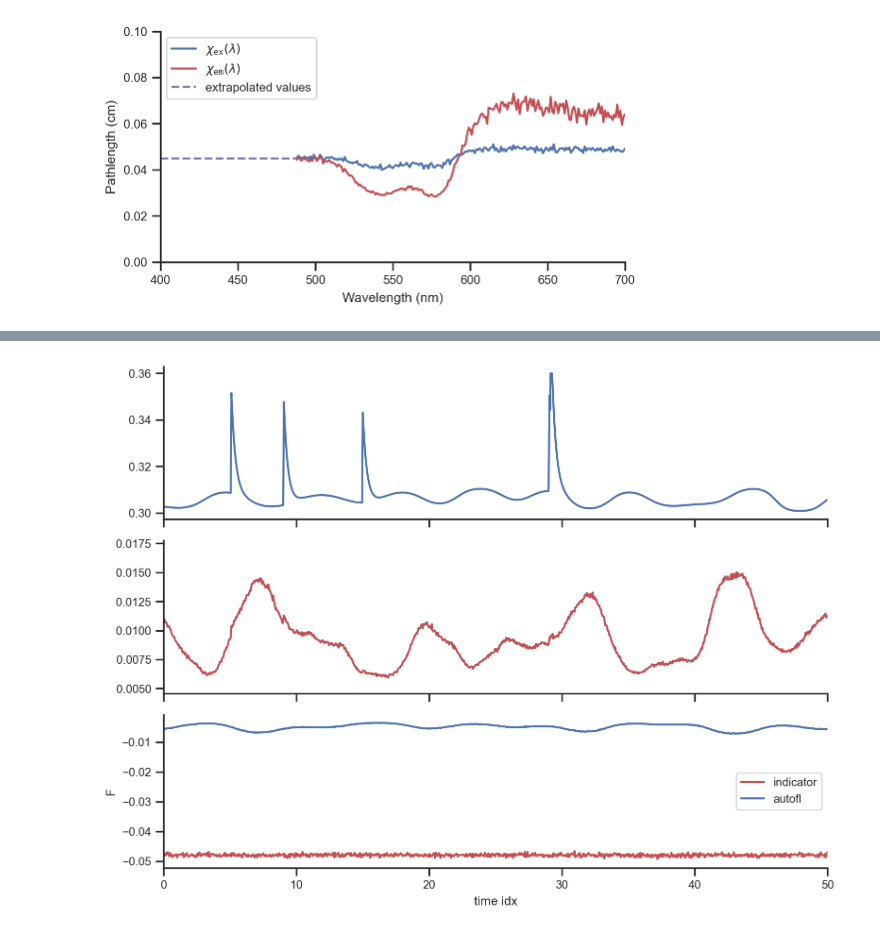
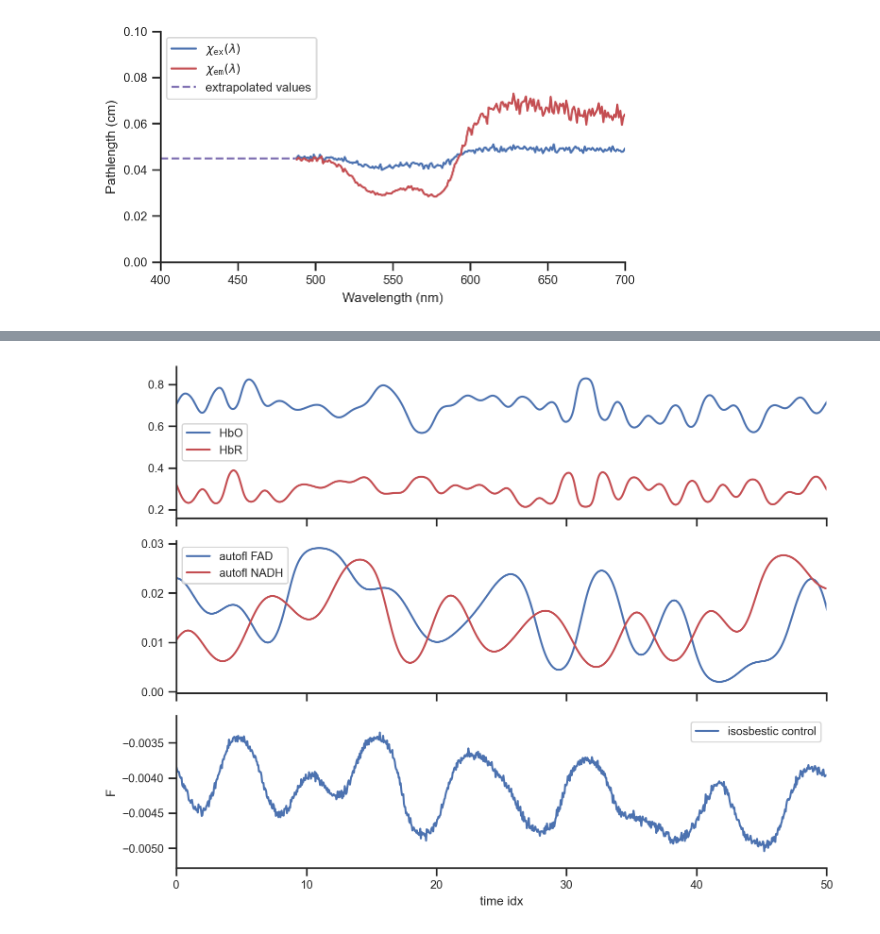
Before and after one commit to AllenInstitute/sourcesep, a Jupyter notebook: notebooks/30_compose_data_v2.ipynb, the cells around one changed output, grey strips where cells are left out. Saved outputs shown, nothing was run; the diff lists cells and outputs as text; code cells hidden in the pictures.

```diff
--- a/notebooks/30_compose_data_v2.ipynb
+++ b/notebooks/30_compose_data_v2.ipynb
@@ -479,40 +484,41 @@ plt.show()
 
 lam_0 = 500
 lam_1 = 520
 
 # observed signals at the two wavelengths
 F0 = np.squeeze(fSWP[:, 0, sim.get_L_ind(lam_0)])
 F1 = np.squeeze(fSWP[:, 1, sim.get_L_ind(lam_1)])
 
 # constants to be used for the linear combination
 m = Sf[0, sim.get_L_ind(lam_1)]*np.mean(P[:, 1])*(Wf[0, 1] - Wb[0, 1])
 n = Sf[0, sim.get_L_ind(lam_0)]*np.mean(P[:, 0])*(Wb[0, 0] - Wf[0, 0])
 
 # The signal independent of bound fraction
 F_iso = m*F0 + n*F1
 
 # observed signals at the two wavelengths
 F0 = np.squeeze(fSWPH[:, 0, sim.get_L_ind(lam_0)])
 F1 = np.squeeze(fSWPH[:, 1, sim.get_L_ind(lam_1)])
 
 # constants to be used for the linear combination
 m = Sf[0, get_lind(lam_1)]*np.mean(P[:, 1])*(Wf[0, 1] - Wb[0, 1])
 n = Sf[0, get_lind(lam_0)]*np.mean(P[:, 0])*(Wb[0, 0] - Wf[0, 0])
 
-# The signal independent of bound fraction
+# The signal independent of indicator bound fraction is a source for the isosbestic control
 FH_iso = m*F0 + n*F1
 
 f, ax = plt.subplots(3, 1, figsize=(8, 6), sharex=True)
-ax[0].plot(sim.T_arr, fb)
-ax[1].plot(sim.T_arr, F1, 'r', label=f'F1')
-ax[2].plot(sim.T_arr, F_iso, 'r', label=f'indicator')
-ax[2].plot(sim.T_arr, FH_iso, 'b', label=f'autofl')
+ax[0].plot(sim.T_arr, C_HbO,c='b', label='HbO')
+ax[0].plot(sim.T_arr, C_HbR,c='r', label='HbR')
+ax[1].plot(sim.T_arr, f_autofl[:,0],c='b', label=f'autofl FAD')
+ax[1].plot(sim.T_arr, f_autofl[:,1],c='r', label=f'autofl NADH')
+ax[2].plot(sim.T_arr, FH_iso, 'b', label=f'isosbestic control')
 ax[2].set(xlim=(0, sim.T_arr[1000]), ylabel='F', xlabel='time idx')
-plt.legend()
+for a in ax: a.legend()
 plt.tight_layout()
 plt.show()
 # %% [output]
-[figure, old version]
+[figure, new version]
 # %%
 notches = sim.get_notches()
 
```
Also changed, not shown: parts of 20 cells of this notebook.
